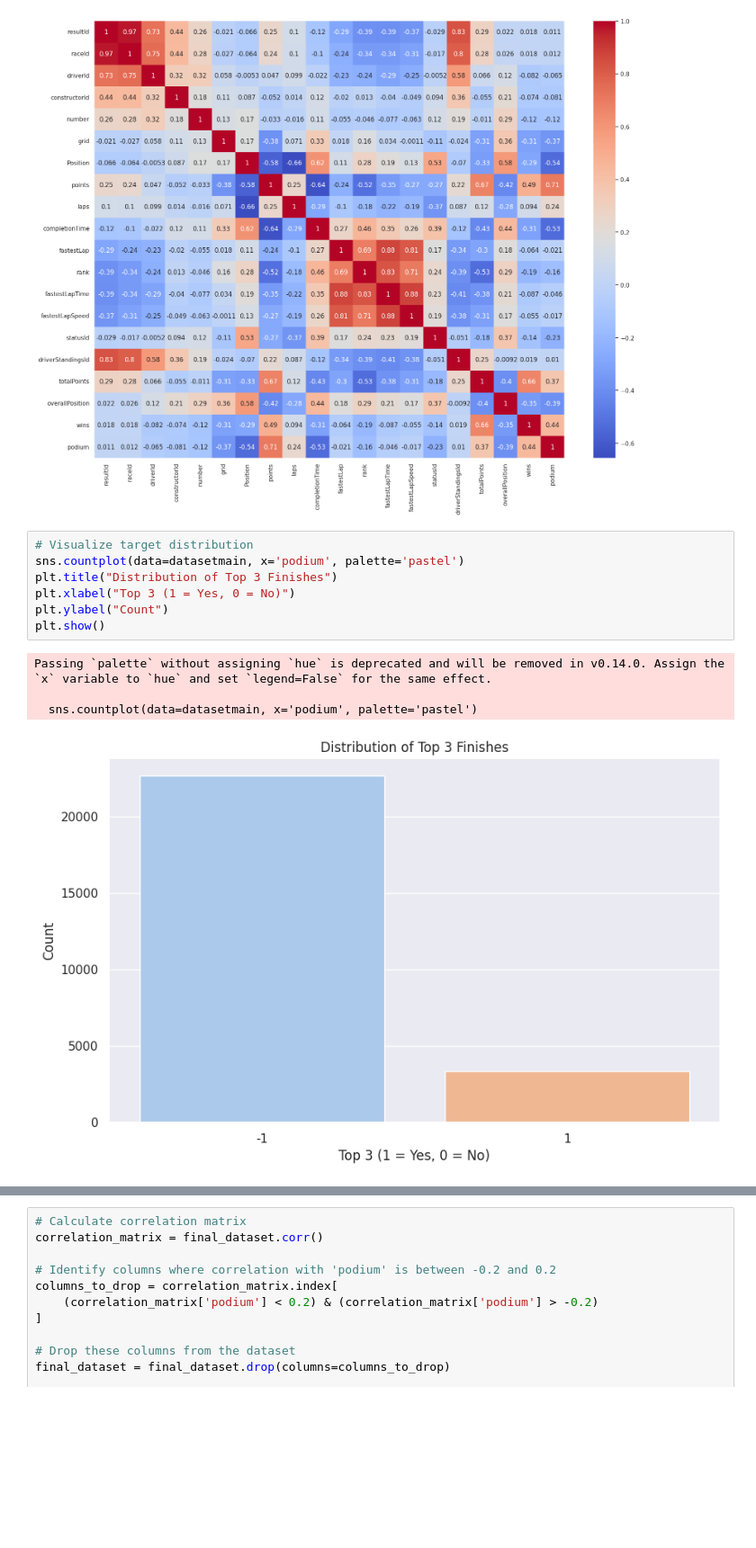
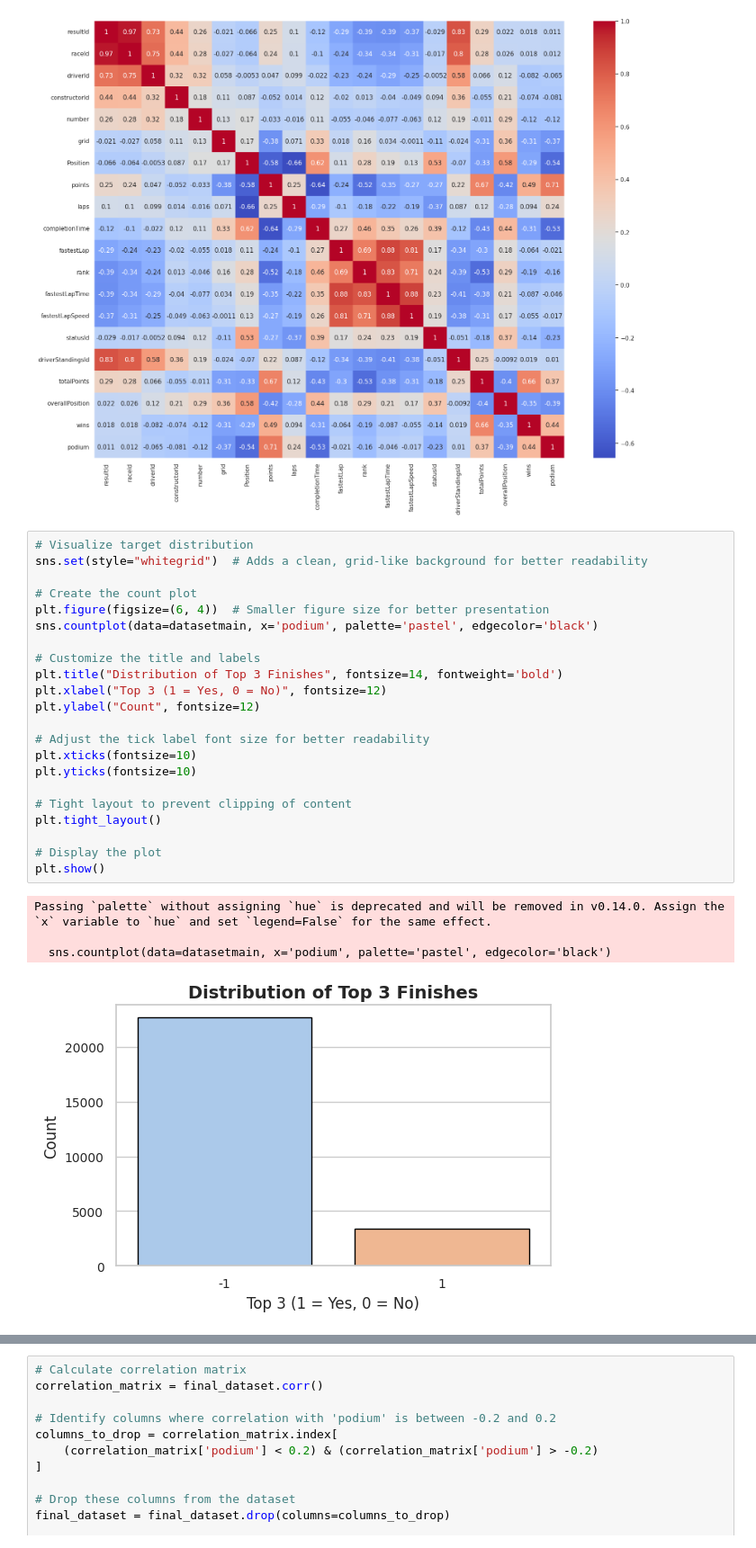
Before and after one commit to Frost-04/ML-model-on-F1-Dataset-to-predict-podium-using-SVM, a Jupyter notebook: Formula_1_Classification.ipynb, the cells around one changed output, grey strips where cells are left out. Shown at 90% size. Drawn from its saved outputs; the diff is of its cells as text; blank space fills up the shorter version.

```diff
--- a/Formula_1_Classification.ipynb
+++ b/Formula_1_Classification.ipynb
@@ -414,13 +348,28 @@ sns.heatmap(final_dataset.corr(), annot=True, cmap='coolwarm')
 [figure]
 # %%
 # Visualize target distribution
-sns.countplot(data=datasetmain, x='podium', palette='pastel')
-plt.title("Distribution of Top 3 Finishes")
-plt.xlabel("Top 3 (1 = Yes, 0 = No)")
-plt.ylabel("Count")
+sns.set(style="whitegrid")  # Adds a clean, grid-like background for better readability
+
+# Create the count plot
+plt.figure(figsize=(6, 4))  # Smaller figure size for better presentation
+sns.countplot(data=datasetmain, x='podium', palette='pastel', edgecolor='black')
+
+# Customize the title and labels
+plt.title("Distribution of Top 3 Finishes", fontsize=14, fontweight='bold')
+plt.xlabel("Top 3 (1 = Yes, 0 = No)", fontsize=12)
+plt.ylabel("Count", fontsize=12)
+
+# Adjust the tick label font size for better readability
+plt.xticks(fontsize=10)
+plt.yticks(fontsize=10)
+
+# Tight layout to prevent clipping of content
+plt.tight_layout()
+
+# Display the plot
 plt.show()
 # %% [output]
 Passing `palette` without assigning `hue` is deprecated and will be removed in v0.14.0. Assign the `x` variable to `hue` and set `legend=False` for the same effect.
 
-  sns.countplot(data=datasetmain, x='podium', palette='pastel')
+  sns.countplot(data=datasetmain, x='podium', palette='pastel', edgecolor='black')
-[figure, old version]
+[figure, new version]
```
Also changed, not shown: parts of 15 cells of this notebook.
